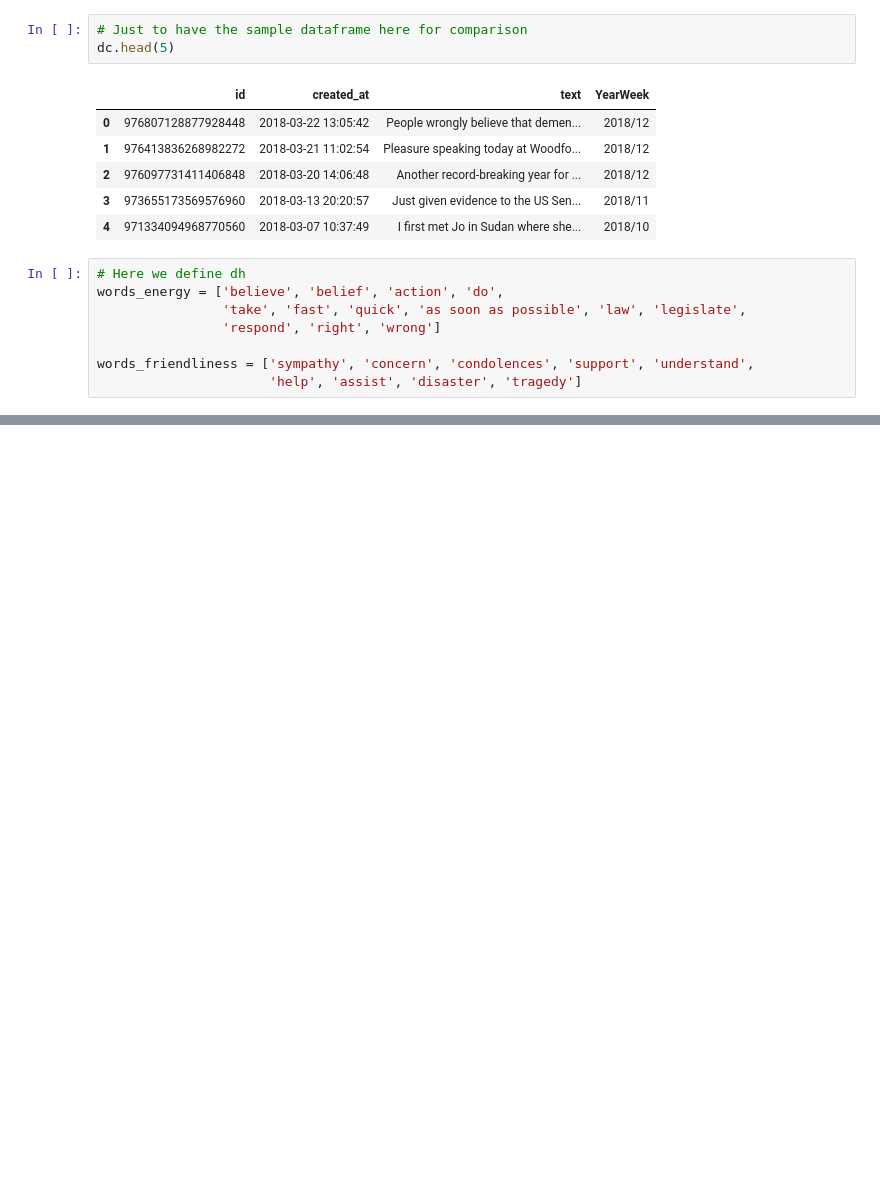
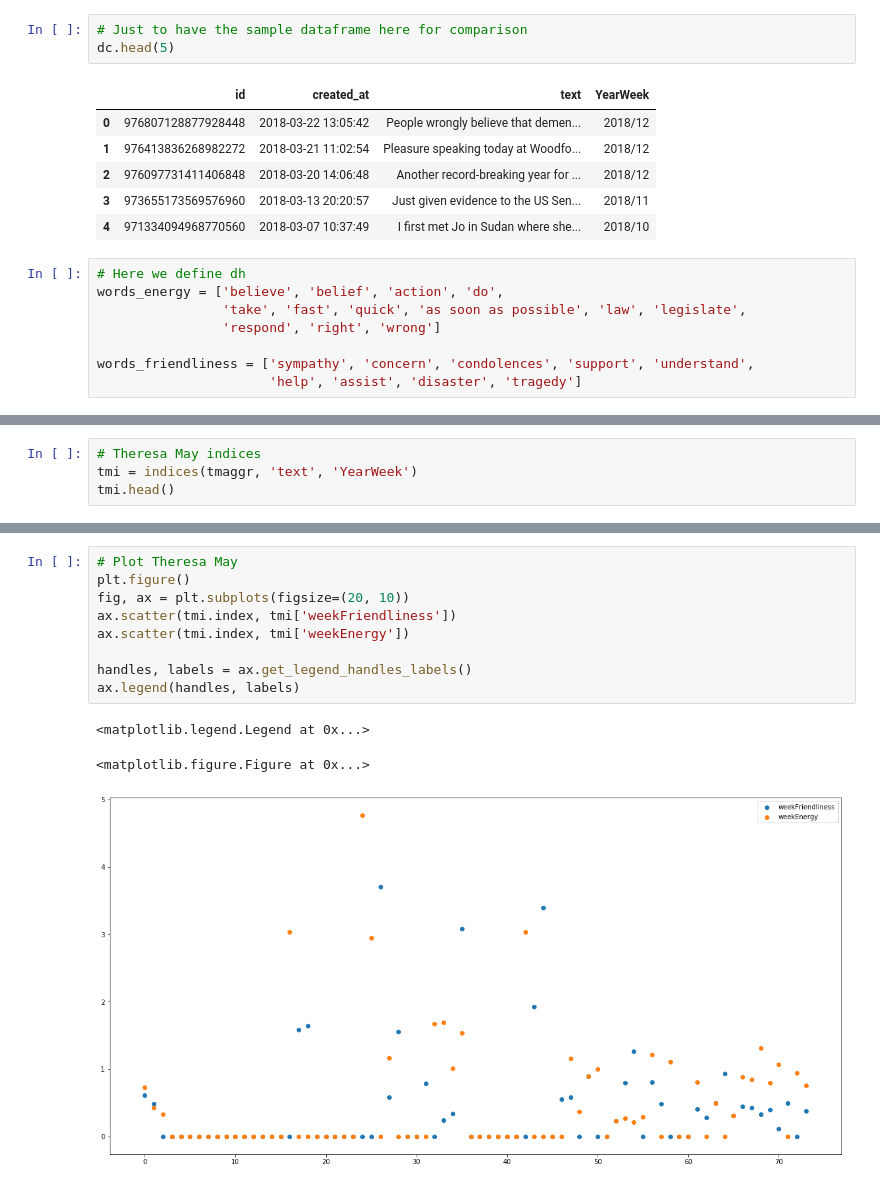
Before and after one commit to puntofisso/Birkbeck, a Jupyter notebook: May_Cameron_Varadkar.ipynb, the cells around one changed output, grey strips where cells are left out. Drawn from its saved outputs; the diff is of its cells as text; blank space fills up the shorter version.

```diff
--- a/May_Cameron_Varadkar.ipynb
+++ b/May_Cameron_Varadkar.ipynb
@@ -211,0 +237,4 @@ dc['friendliness'].plot(x='created_at', y='friendliness', style='o')
+# %%
+# Theresa May indices
+tmi = indices(tmaggr, 'text', 'YearWeek')
+tmi.head()
@@ -211,0 +261,13 @@ dc['friendliness'].plot(x='created_at', y='friendliness', style='o')
+# %%
+# Plot Theresa May
+plt.figure()
+fig, ax = plt.subplots(figsize=(20, 10))
+ax.scatter(tmi.index, tmi['weekFriendliness'])
+ax.scatter(tmi.index, tmi['weekEnergy'])
+
+handles, labels = ax.get_legend_handles_labels()
+ax.legend(handles, labels)
+# %% [output]
+<matplotlib.legend.Legend at 0x...>
+<matplotlib.figure.Figure at 0x...>
+[figure, added]
```
Also changed, not shown: parts of 8 cells of this notebook.
